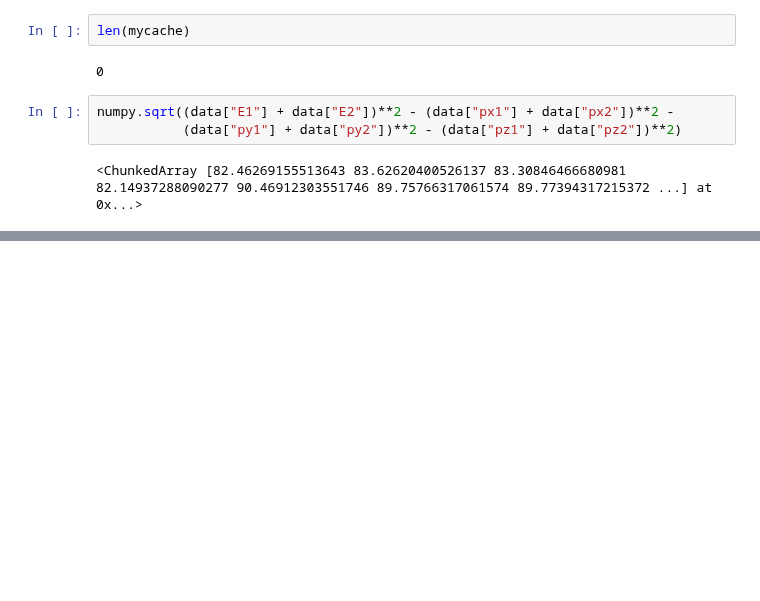
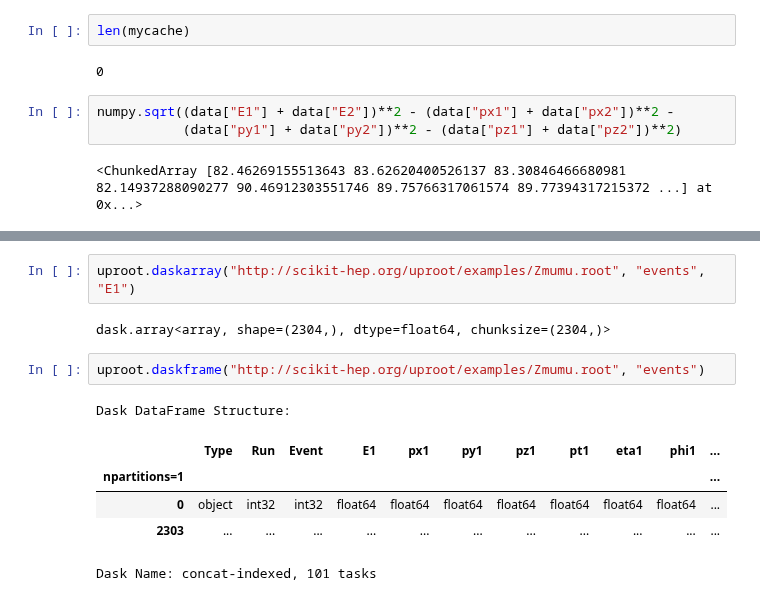
Before and after one commit to scikit-hep/uproot3, a Jupyter notebook: binder/new-tutorial.ipynb, the cells around one changed output, grey strips where cells are left out. Drawn from its saved outputs; the diff is of its cells as text; blank space fills up the shorter version.

```diff
--- a/binder/new-tutorial.ipynb
+++ b/binder/new-tutorial.ipynb
@@ -404,0 +474,13 @@ len(mycache),      len(data.chunks) * 8
+# %%
+uproot.daskarray("http://scikit-hep.org/uproot/examples/Zmumu.root", "events", "E1")
+# %% [output]
+dask.array<array, shape=(2304,), dtype=float64, chunksize=(2304,)>
+# %%
+uproot.daskframe("http://scikit-hep.org/uproot/examples/Zmumu.root", "events")
+# %% [output]
+Dask DataFrame Structure:
+|  | Type | Run | Event | E1 | px1 | py1 | pz1 | pt1 | eta1 | phi1 | ... |
+| npartitions=1 |  |  |  |  |  |  |  |  |  |  | ... |
+| 0 | object | int32 | int32 | float64 | float64 | float64 | float64 | float64 | float64 | float64 | ... |
+| 2303 | ... | ... | ... | ... | ... | ... | ... | ... | ... | ... | ... |
+Dask Name: concat-indexed, 101 tasks
```
Also changed, not shown: parts of 38 cells of this notebook, 1 other file.
